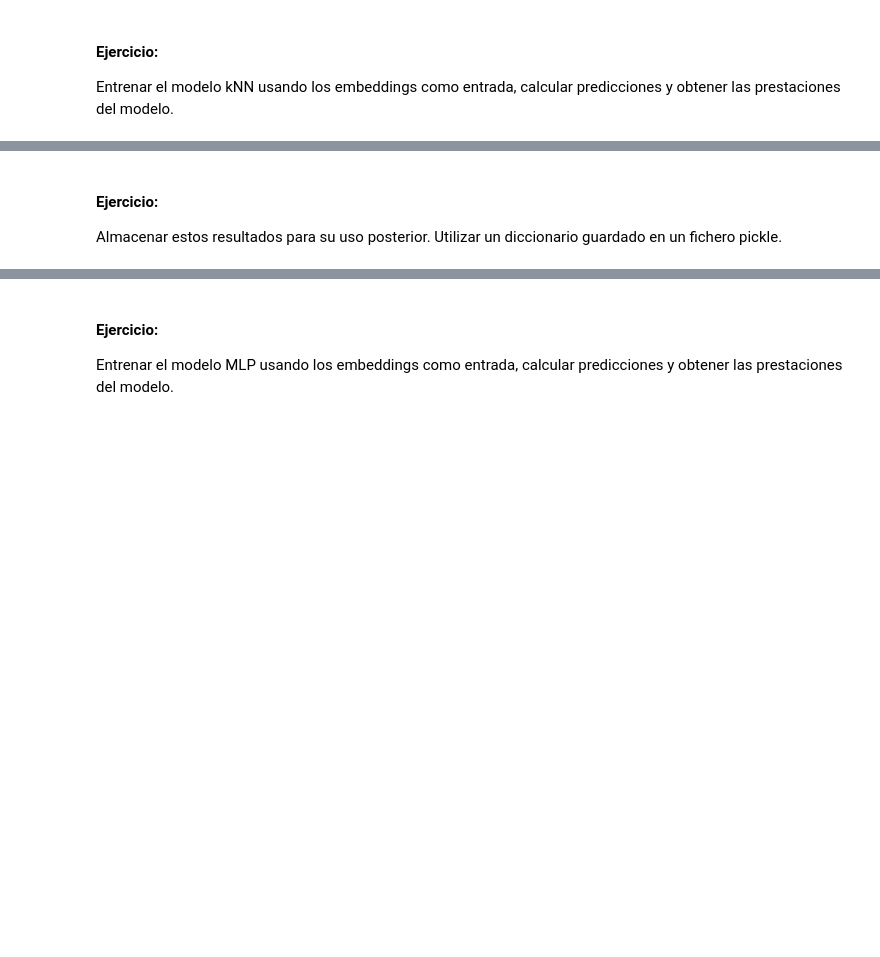
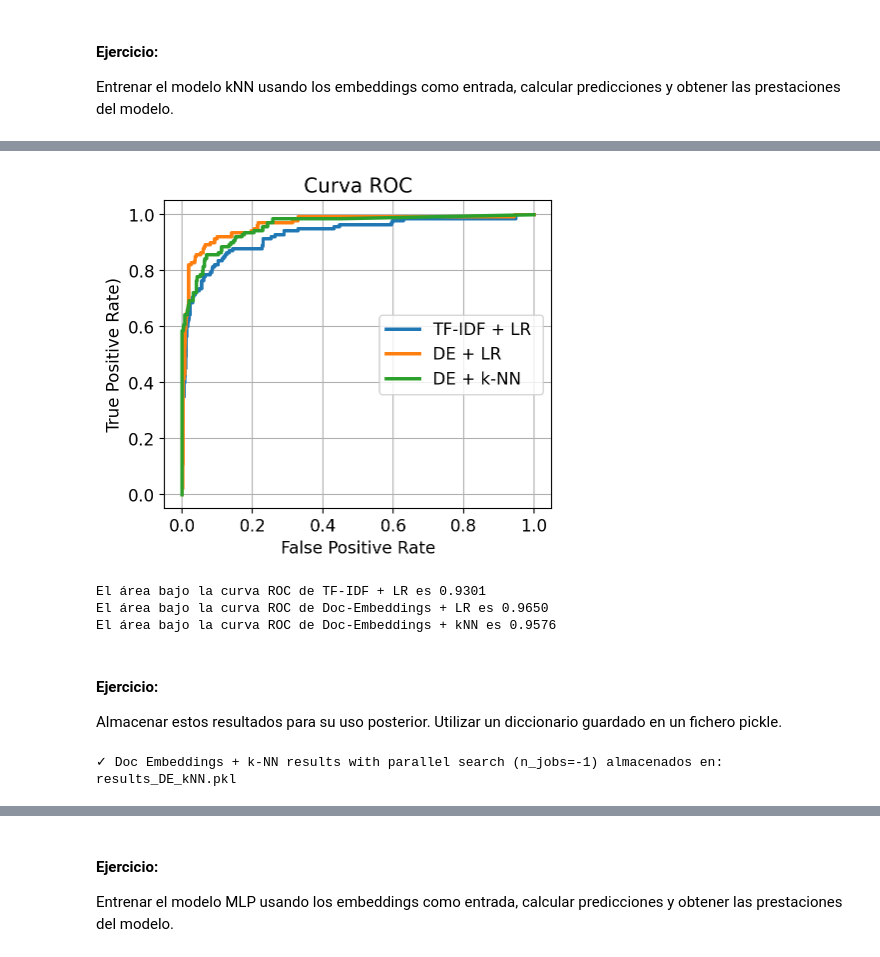
Before and after one commit to Ramputink/nlp-course, a Jupyter notebook: 11_Redes_neuronales_recurrentes_RNNs.ipynb, the cells around one changed output, grey strips where cells are left out. Saved outputs shown, nothing was run; the diff lists cells and outputs as text; code cells hidden in the pictures; blank space fills up the shorter version.

```diff
--- a/11_Redes_neuronales_recurrentes_RNNs.ipynb
+++ b/11_Redes_neuronales_recurrentes_RNNs.ipynb
@@ -515,4 +563,21 @@ print(f"El área bajo la curva ROC de TF-IDF + LR es {area_roc_TFIDF_LR}")
 
 Almacenar estos resultados para su uso posterior. Utilizar un diccionario guardado en un fichero pickle.
 # %%
-<COMPLETAR>
+# Almacenar resultados de TF-IDF + LR en un diccionario
+resultados_TFIDF_LR = {
+    'accuracy_train': accuracy_train_TFIDF_LR,
+    'accuracy_val': accuracy_val_TFIDF_LR,
+    'accuracy_test': accuracy_test_TFIDF_LR,
+    'fpr': fpr_TFIDF_LR,
+    'tpr': tpr_TFIDF_LR,
+    'thresholds': thresholds_fprtpr_TFIDF_LR,
+    'area_roc': area_roc_TFIDF_LR,
+    'model': model_TFIDF_LR,
+    'vectorizer': vectorizer_TFIDF
+}
+
+# Guardar en fichero pickle
+with open('/Volumes/Extreme Pro Particion 1TB/ProcesadoLenguajeNatural/11_MaterialComplementario/results_TFIDF_LR.pkl', 'wb') as f:
+    pickle.dump(resultados_TFIDF_LR, f)
+
+print("Resultados de TF-IDF + LR almacenados correctamente en pickle.")
@@ -581,27 +903,51 @@ area_roc_DE_kNN = <COMPLETAR>
 # %%
-fpr_DE_kNN, tpr_DE_kNN, thresholds_fprtpr_DE_kNN = <COMPLETAR>
-area_roc_DE_kNN = <COMPLETAR>
-
 fig = plt.figure(figsize=(5, 4))
 plt.plot(fpr_TFIDF_LR, tpr_TFIDF_LR, lw=2.5,label='TF-IDF + LR ')
 plt.plot(fpr_DE_LR, tpr_DE_LR, lw=2.5, label='DE + LR')
 plt.plot(fpr_DE_kNN, tpr_DE_kNN, lw=2.5, label='DE + k-NN')
 plt.legend(loc=7)
 plt.grid()
 plt.xlabel('False Positive Rate')
 plt.ylabel('True Positive Rate)')
 plt.title('Curva ROC')
 plt.show()
 
-print(f"El área bajo la curva ROC de TF-IDF + LR es {area_roc_TFIDF_LR}")
-print(f"El área bajo la curva ROC de Doc-Embeddings + LR es {area_roc_DE_LR}")
-print(f"El área bajo la curva ROC de Doc-Embeddings + kNN es {area_roc_DE_kNN}")
+print(f"El área bajo la curva ROC de TF-IDF + LR es {area_roc_TFIDF_LR:.4f}")
+print(f"El área bajo la curva ROC de Doc-Embeddings + LR es {area_roc_DE_LR:.4f}")
+print(f"El área bajo la curva ROC de Doc-Embeddings + kNN es {area_roc_DE_kNN:.4f}")
+# %% [output]
+[figure, added]
+El área bajo la curva ROC de TF-IDF + LR es 0.9301
+El área bajo la curva ROC de Doc-Embeddings + LR es 0.9650
+El área bajo la curva ROC de Doc-Embeddings + kNN es 0.9576
 # %% [markdown]
 #### Ejercicio:
 
 Almacenar estos resultados para su uso posterior. Utilizar un diccionario guardado en un fichero pickle.
 # %%
-<COMPLETAR>
+# OPTIMIZACIÓN: Usar función helper save_results() para almacenamiento consistente
+resultados_DE_kNN = {
+    'accuracy_train': accuracy_train_DE_kNN,
+    'accuracy_val': accuracy_val_DE_kNN,
+    'accuracy_test': accuracy_test_DE_kNN,
+    'fpr': fpr_DE_kNN,
+    'tpr': tpr_DE_kNN,
+    'thresholds': thresholds_fprtpr_DE_kNN,
+    'area_roc': area_roc_DE_kNN,
+    'model': model_DE_kNN,
+    'scaler': scaler_DE,
+    'k_neighbors': k_neighbors,
+    'embedding_dim': DE_train_scaled.shape[1],
+    'timestamp': pd.Timestamp.now()
+}
+
+save_results(
+    resultados_DE_kNN,
+    '/Volumes/Extreme Pro Particion 1TB/ProcesadoLenguajeNatural/11_MaterialComplementario/results_DE_kNN.pkl',
+    description="Doc Embeddings + k-NN results with parallel search (n_jobs=-1)"
+)
+# %% [output]
+✓ Doc Embeddings + k-NN results with parallel search (n_jobs=-1) almacenados en: results_DE_kNN.pkl
 # %% [markdown]
 ### 4.5 - Clasificación Doc Embedding (DE) + MLP
 
```
Also changed, not shown: parts of 15 cells of this notebook, 4 other files.
